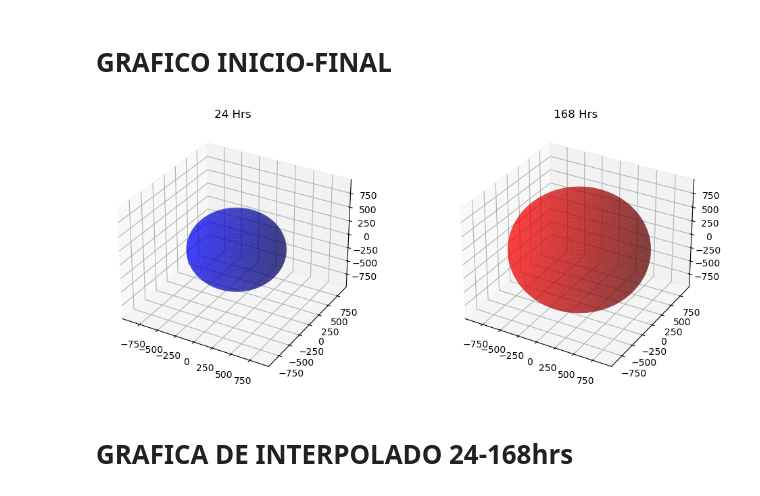
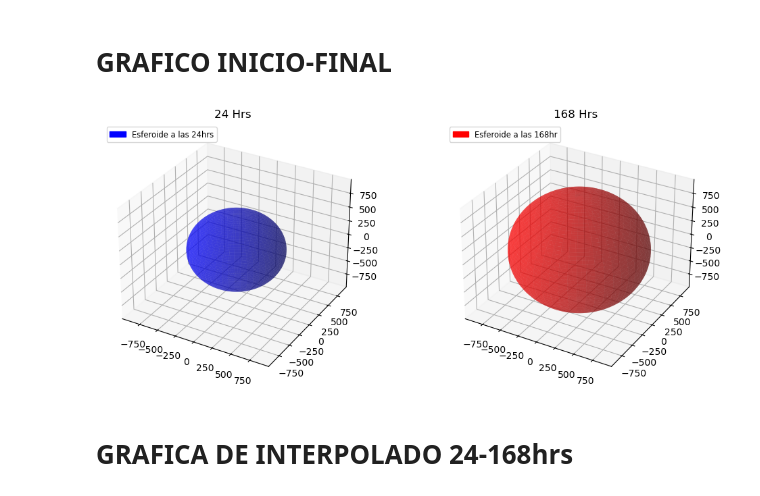
Before and after one commit to AdairPonceuwu/SferoidAnalisis, a Jupyter notebook: Crecimeinto_Celular.ipynb, the cells around one changed output. Saved outputs shown, nothing was run; the diff lists cells and outputs as text; code cells hidden in the pictures.

```diff
--- a/Crecimeinto_Celular.ipynb
+++ b/Crecimeinto_Celular.ipynb
@@ -237,32 +248,44 @@ plt.show()
 # %%
 #Encontrar limites inferiores y maximos
 max_lim = max(np.max(x1), np.max(y1), np.max(z1), np.max(x2), np.max(y2), np.max(z2))
 min_lim = min(np.min(x1), np.min(y1), np.min(z1), np.min(x2), np.min(y2), np.min(z2))
 
 # Crear las figuras y los ejes 3D
 fig = plt.figure(figsize=(12, 5))
 
 # Subgráfico 1
 ax1 = fig.add_subplot(121, projection='3d')
 ax1.plot_surface(x1, y1, z1, color='b', alpha=0.5)
 ax1.set_title('24 Hrs')
 ax1.set_xlim(min_lim, max_lim)
 ax1.set_ylim(min_lim, max_lim)
 ax1.set_zlim(min_lim, max_lim)
 
+# Agregar la leyenda fuera del gráfico
+# Crear círculos para la leyenda con colores personalizados
+blue_patch = mpatches.Patch(color='blue', label='Esferoide a las 24hrs')
+red_patch = mpatches.Patch(color='red', label='Esferoide a las 168hr')
+
+# Agregar la leyenda con los círculos
+ax1.legend(handles=[blue_patch], loc='upper left', fontsize='small')
+
 
 # Subgráfico 2
 ax2 = fig.add_subplot(122, projection='3d')
 ax2.plot_surface(x2, y2, z2, color='r', alpha=0.5)
 ax2.set_title('168 Hrs')
 ax2.set_xlim(min_lim, max_lim)
 ax2.set_ylim(min_lim, max_lim)
 ax2.set_zlim(min_lim, max_lim)
 
+
+# Agregar la leyenda con los círculos
+ax2.legend(handles=[red_patch], loc='upper left', fontsize='small')
+
 # Mostrar los gráficos
 plt.show()
 # %% [output]
-[figure, old version]
+[figure, new version]
 # %% [markdown]
 # GRAFICA DE INTERPOLADO 24-168hrs
 # %% [markdown]
```
Also changed, not shown: parts of 4 cells of this notebook.
